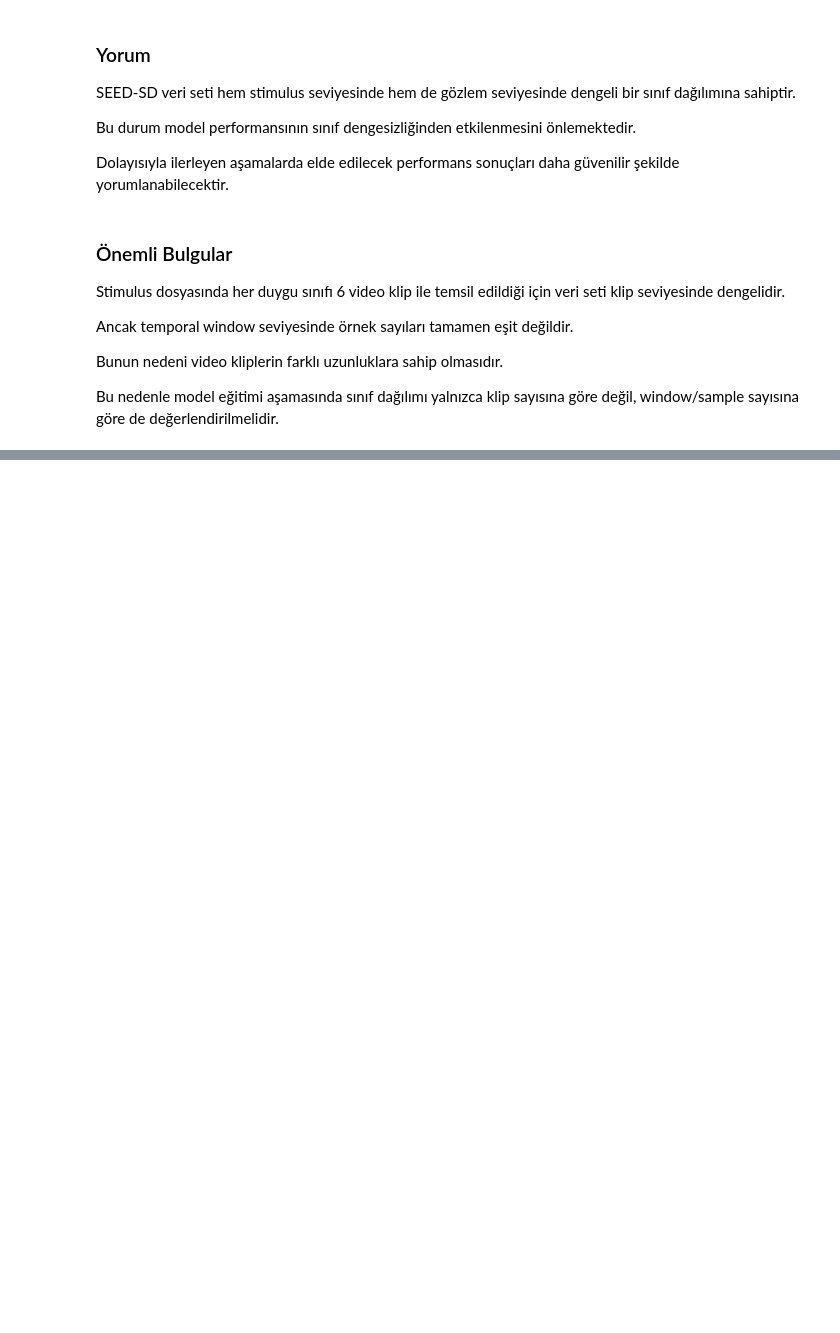
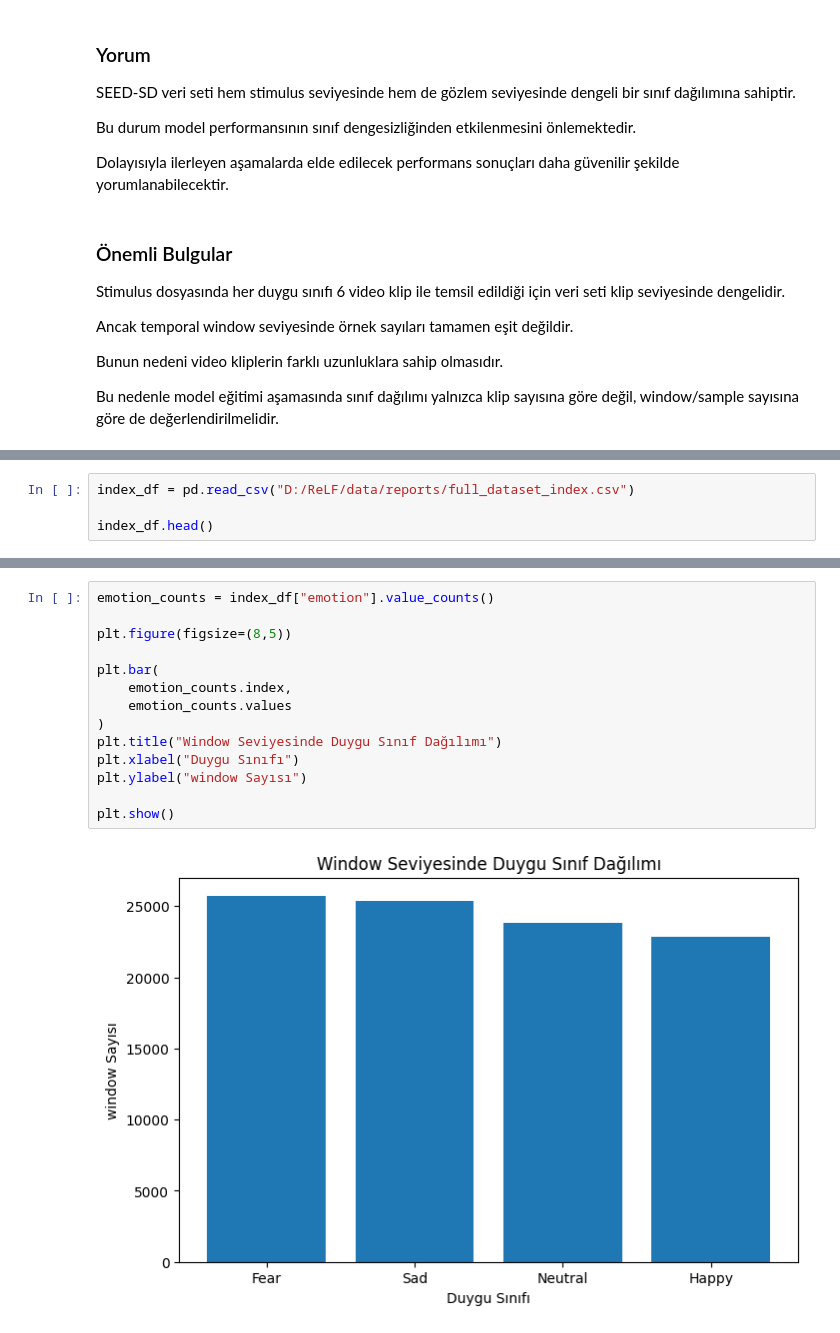
Before and after one commit to gullcan/relf-seed-sd, a Jupyter notebook: notebooks/01_dataset_structure.ipynb, the cells around one changed output, grey strips where cells are left out. Saved outputs shown, nothing was run; the diff lists cells and outputs as text; blank space fills up the shorter version.

Commit message:
Complete dataset inspection and analysis phase

```diff
--- a/notebooks/01_dataset_structure.ipynb
+++ b/notebooks/01_dataset_structure.ipynb
@@ -707,0 +730,4 @@ Bu nedenle model eğitimi aşamasında sınıf dağılımı yalnızca klip sayı
+# %%
+index_df = pd.read_csv("D:/ReLF/data/reports/full_dataset_index.csv")
+
+index_df.head()
@@ -707,0 +754,16 @@ Bu nedenle model eğitimi aşamasında sınıf dağılımı yalnızca klip sayı
+# %%
+emotion_counts = index_df["emotion"].value_counts()
+
+plt.figure(figsize=(8,5))
+
+plt.bar(
+    emotion_counts.index,
+    emotion_counts.values
+)
+plt.title("Window Seviyesinde Duygu Sınıf Dağılımı")
+plt.xlabel("Duygu Sınıfı")
+plt.ylabel("window Sayısı")
+
+plt.show()
+# %% [output]
+[figure, added]
```
Also changed, not shown: parts of 18 cells of this notebook.
